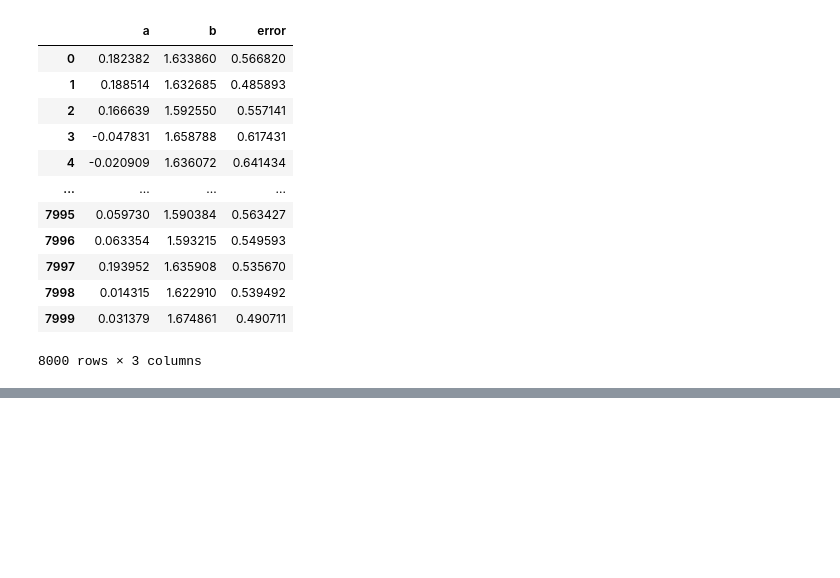
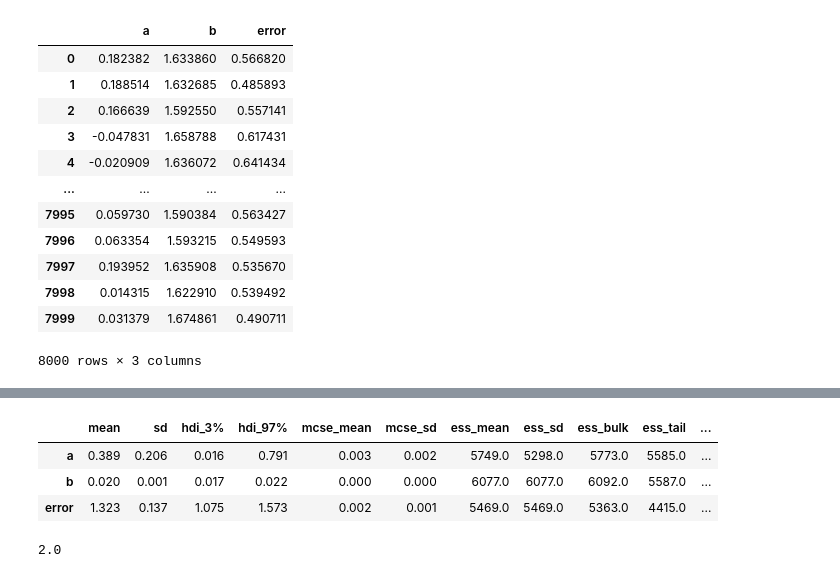
Before and after one commit to conormm/blog, a Jupyter notebook: _notebooks/2021-04-20-earnings-on-medium.ipynb, the cells around one changed output, grey strips where cells are left out. Saved outputs shown, nothing was run; the diff lists cells and outputs as text; code cells hidden in the pictures; blank space fills up the shorter version.

```diff
--- a/_notebooks/2021-04-20-earnings-on-medium.ipynb
+++ b/_notebooks/2021-04-20-earnings-on-medium.ipynb
@@ -163,0 +194,11 @@ pm.trace_to_dataframe(trace)
+# %%
+pm.summary(trace)
+# %% [output]
+|  | mean | sd | hdi_3% | hdi_97% | mcse_mean | mcse_sd | ess_mean | ess_sd | ess_bulk | ess_tail | ... |
+| a | 0.389 | 0.206 | 0.016 | 0.791 | 0.003 | 0.002 | 5749.0 | 5298.0 | 5773.0 | 5585.0 | ... |
+| b | 0.020 | 0.001 | 0.017 | 0.022 | 0.000 | 0.000 | 6077.0 | 6077.0 | 6092.0 | 5587.0 | ... |
+| error | 1.323 | 0.137 | 1.075 | 1.573 | 0.002 | 0.001 | 5469.0 | 5469.0 | 5363.0 | 4415.0 | ... |
+# %%
+100*0.020
+# %% [output]
+2.0
```
Also changed, not shown: parts of 12 cells of this notebook, 1 other file.
